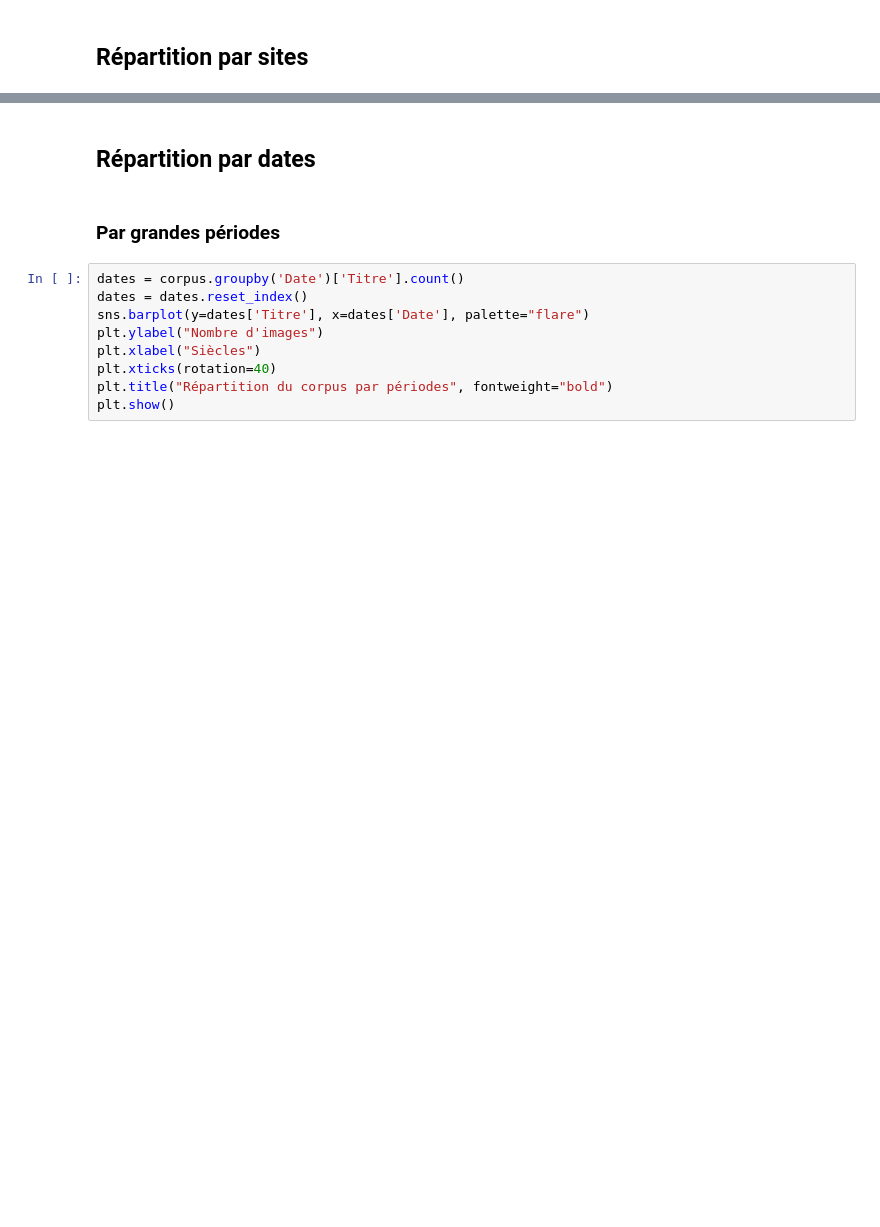
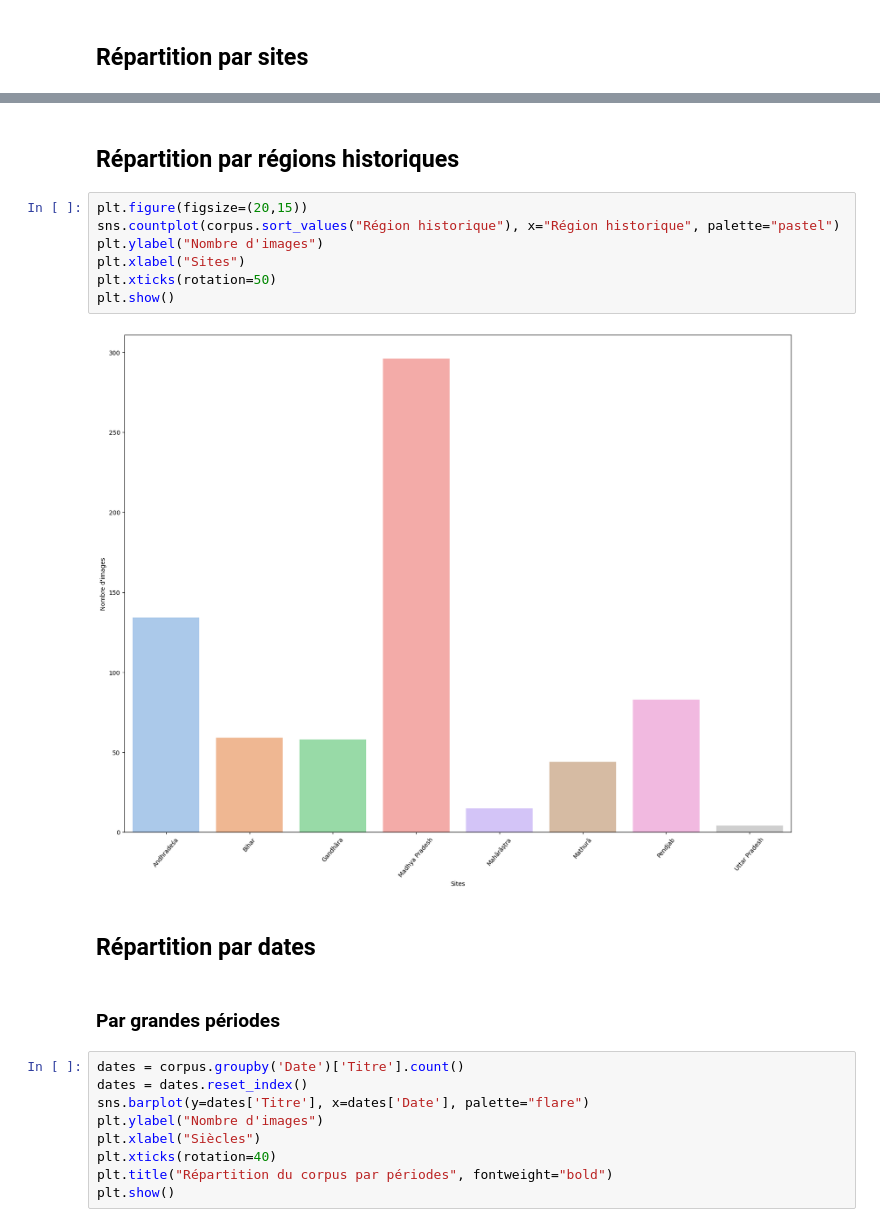
Before and after one commit to LeaMaronet/Thesis_Corpus, a Jupyter notebook: Corpus_these.ipynb, the cells around one changed output, grey strips where cells are left out. Cells and saved outputs as stored; diff of their text form; blank space fills up the shorter version.

Commit message:
Ajout des régions historiques + ajouts de données dans le csv

```diff
--- a/Corpus_these.ipynb
+++ b/Corpus_these.ipynb
@@ -36,3 +38,14 @@ plt.show()
+# %% [markdown]
+## Répartition par régions historiques
+# %%
+plt.figure(figsize=(20,15))
+sns.countplot(corpus.sort_values("Région historique"), x="Région historique", palette="pastel")
+plt.ylabel("Nombre d'images")
+plt.xlabel("Sites")
+plt.xticks(rotation=50)
+plt.show()
+# %% [output]
+[figure, added]
 # %% [markdown]
 ## Répartition par dates
 # %% [markdown]
```
Also changed, not shown: parts of 17 cells of this notebook, 1 other file.
